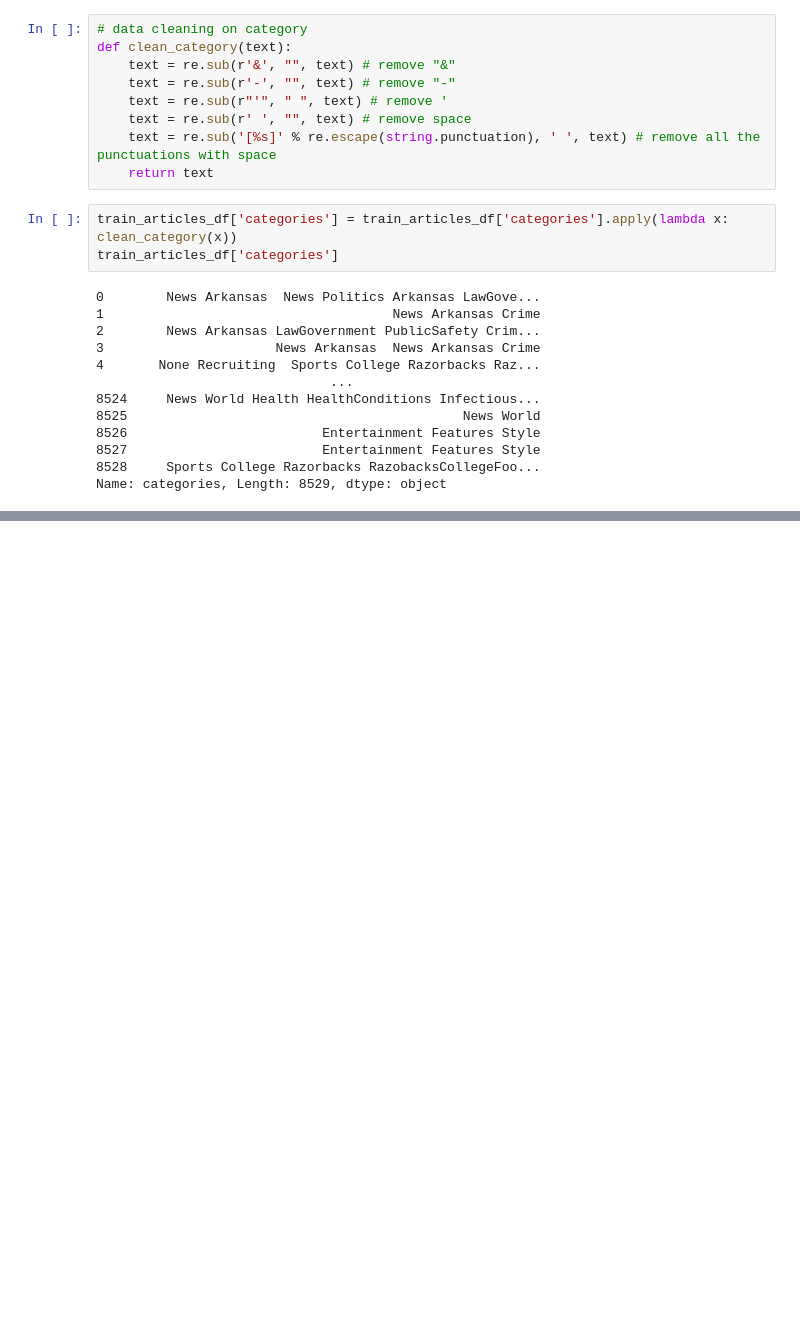
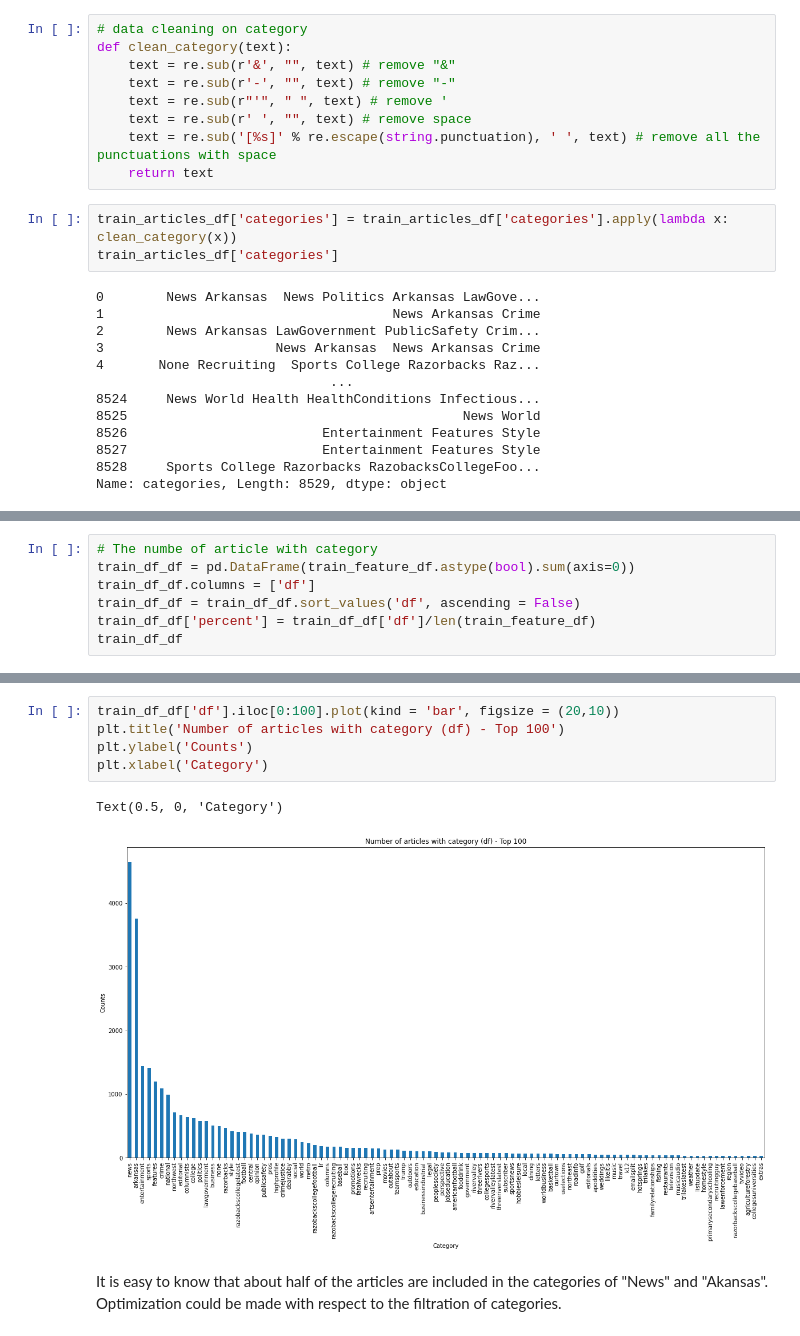
Before and after one commit to choushuiguo325/Recommendation_System_New_York_Times, a Jupyter notebook: static/2.2 EDA_NLP.ipynb, the cells around one changed output, grey strips where cells are left out. Cells and saved outputs as stored; diff of their text form; blank space fills up the shorter version.

```diff
--- a/static/2.2 EDA_NLP.ipynb
+++ b/static/2.2 EDA_NLP.ipynb
@@ -242,0 +216,7 @@ matrix([[0., 0., 0., ..., 0., 0., 0.]])
+# %%
+# The numbe of article with category
+train_df_df = pd.DataFrame(train_feature_df.astype(bool).sum(axis=0))
+train_df_df.columns = ['df']
+train_df_df = train_df_df.sort_values('df', ascending = False)
+train_df_df['percent'] = train_df_df['df']/len(train_feature_df)
+train_df_df
@@ -242,0 +237,10 @@ matrix([[0., 0., 0., ..., 0., 0., 0.]])
+# %%
+train_df_df['df'].iloc[0:100].plot(kind = 'bar', figsize = (20,10))
+plt.title('Number of articles with category (df) - Top 100')
+plt.ylabel('Counts')
+plt.xlabel('Category')
+# %% [output]
+Text(0.5, 0, 'Category')
+[figure, added]
+# %% [markdown]
+It is easy to know that about half of the articles are included in the categories of "News" and "Akansas". Optimization could be made with respect to the filtration of categories.
```
Also changed, not shown: parts of 44 cells of this notebook.
